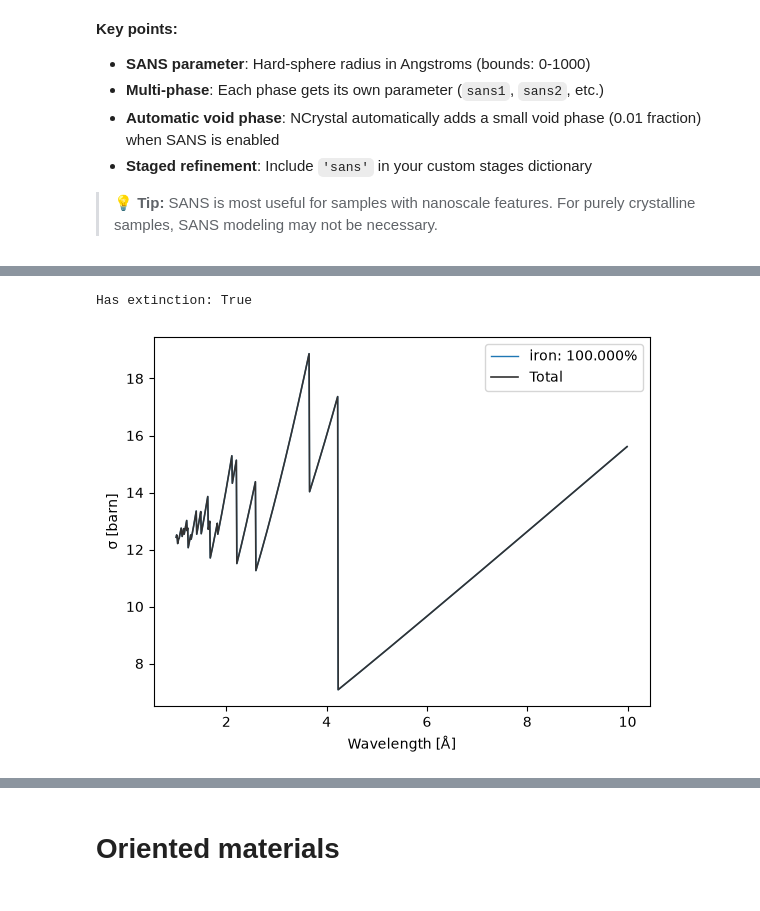
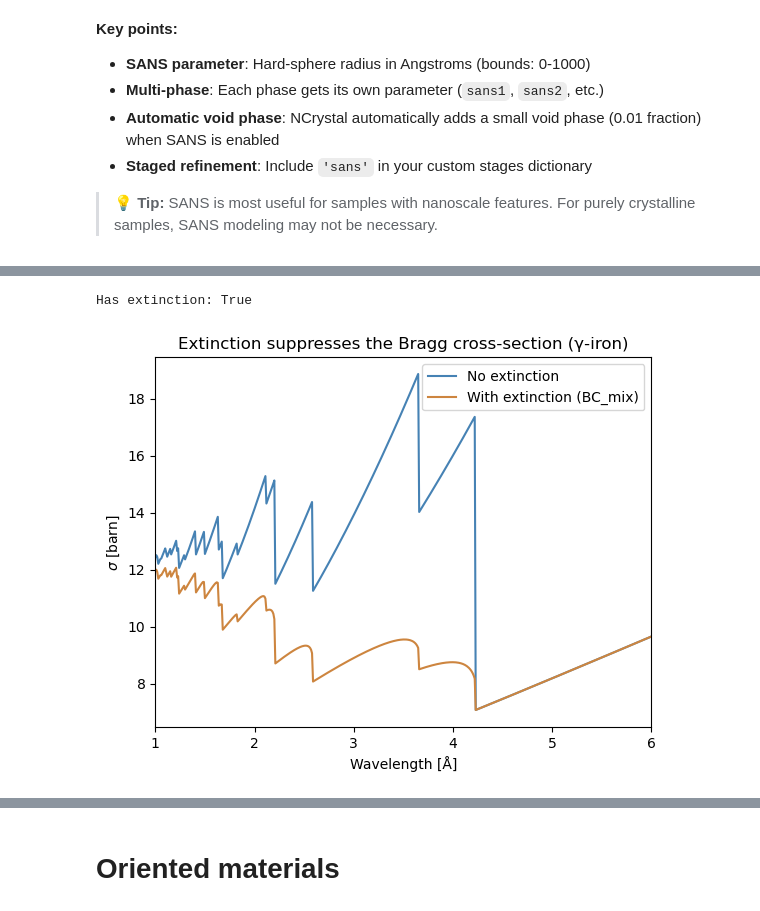
Before and after one commit to TsvikiHirsh/nbragg, a Jupyter notebook: notebooks/nbragg_tutorial.ipynb, the cells around one changed output, grey strips where cells are left out. Cells and saved outputs as stored; diff of their text form; code cells hidden in the pictures.

```diff
--- a/notebooks/nbragg_tutorial.ipynb
+++ b/notebooks/nbragg_tutorial.ipynb
@@ -444,26 +465,35 @@ Extinction is specified using several parameters:
 # %%
-# Define material with extinction
-xs_ext = nbragg.CrossSection({
-    'iron': {
-        'mat': 'Fe_sg225_Iron-gamma.ncmat',
-        'ext_method': 'BC_mix',
-        'ext_l': 100.0,      # Crystallite path length (µm)
-        'ext_g': 150.0,      # Mosaicity (arcmin)
-        'ext_L': 100000.0,    # Grain path length (µm)
-        'ext_dist': 'tri'   # Distribution type
-    }
+import matplotlib.pyplot as plt
+
+# The same gamma-iron phase, defined with and without extinction.
+# Physically-motivated parameters chosen to make the effect clearly visible
+# without pushing the extinction model into an invalid (NaN) regime.
+xs_ext = nbragg.CrossSection(iron={
+    "mat": "Fe_sg225_Iron-gamma.ncmat",
+    "ext_method": "BC_mix",   # Becker-Coppens mixed model
+    "ext_l": 5.0,             # crystallite path length [µm]
+    "ext_g": 4.76,            # mosaicity [arcmin]
+    "ext_L": 20.0,            # grain path length [µm]
+    "ext_dist": "Gauss",      # mosaic distribution (BC models: Gauss/Lorentz/Fresnel)
 })
+xs_noext = nbragg.CrossSection(iron="Fe_sg225_Iron-gamma.ncmat")
 
-# Verify extinction is in the NCMAT data
-print("Has extinction:", '@CUSTOM_CRYSEXTN' in xs_ext.textdata['iron'])
+# The extinction section is embedded in the in-memory NCMAT data
+print("Has extinction:", "@CUSTOM_CRYSEXTN" in xs_ext.textdata["iron"])
 
-# You can also update extinction parameters dynamically
-xs_ext.materials['iron']['ext_l'] = 3000.0
-xs_ext.update()
-
-# Plot to see the effect
-xs_ext.plot();
+# Overlay the total cross-sections: extinction lowers sigma below the strong
+# edges (higher transmission), and both curves merge into the absorption tail.
+fig, ax = plt.subplots()
+ax.plot(xs_noext.table.index, xs_noext.table["total"],
+        color="steelblue", label="No extinction")
+ax.plot(xs_ext.table.index, xs_ext.table["total"],
+        color="peru", label="With extinction (BC_mix)")
+ax.set_xlim(1, 6)
+ax.set_xlabel("Wavelength [Å]")
+ax.set_ylabel(r"$\sigma$ [barn]")
+ax.set_title("Extinction suppresses the Bragg cross-section (γ-iron)")
+ax.legend();
 # %% [output]
 Has extinction: True
-[figure, old version]
+[figure, new version]
 # %% [markdown]
```
Also changed, not shown: parts of 25 cells of this notebook, 12 other files.
